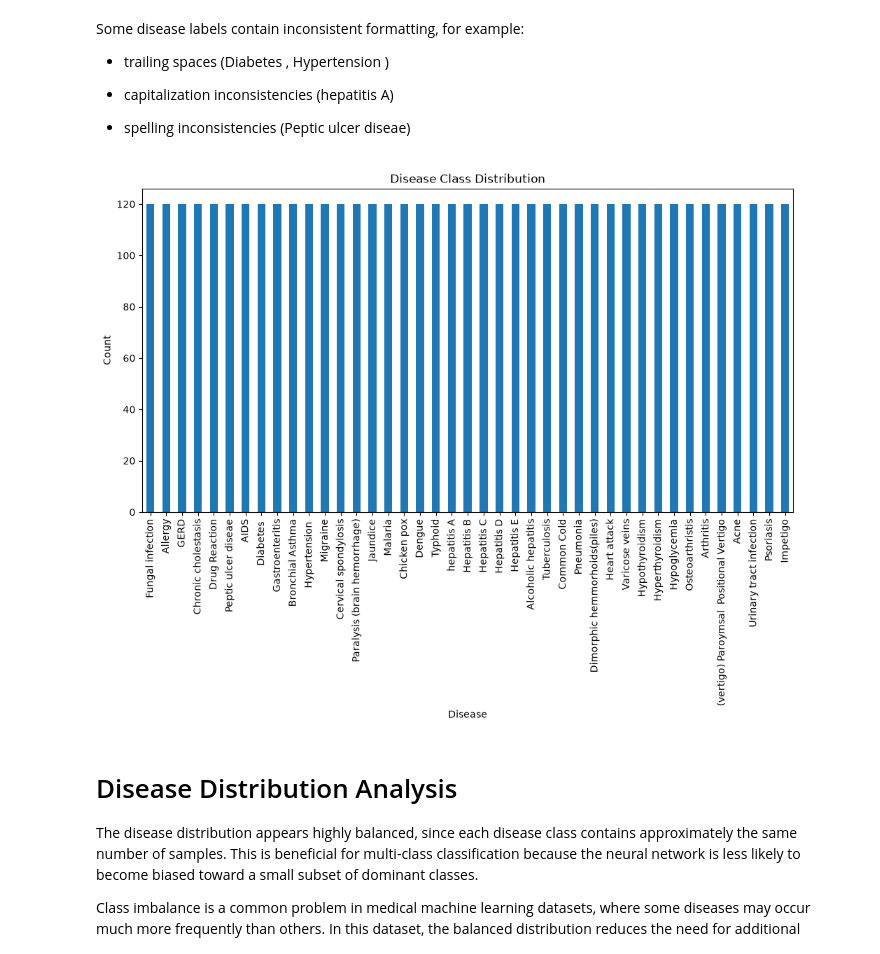
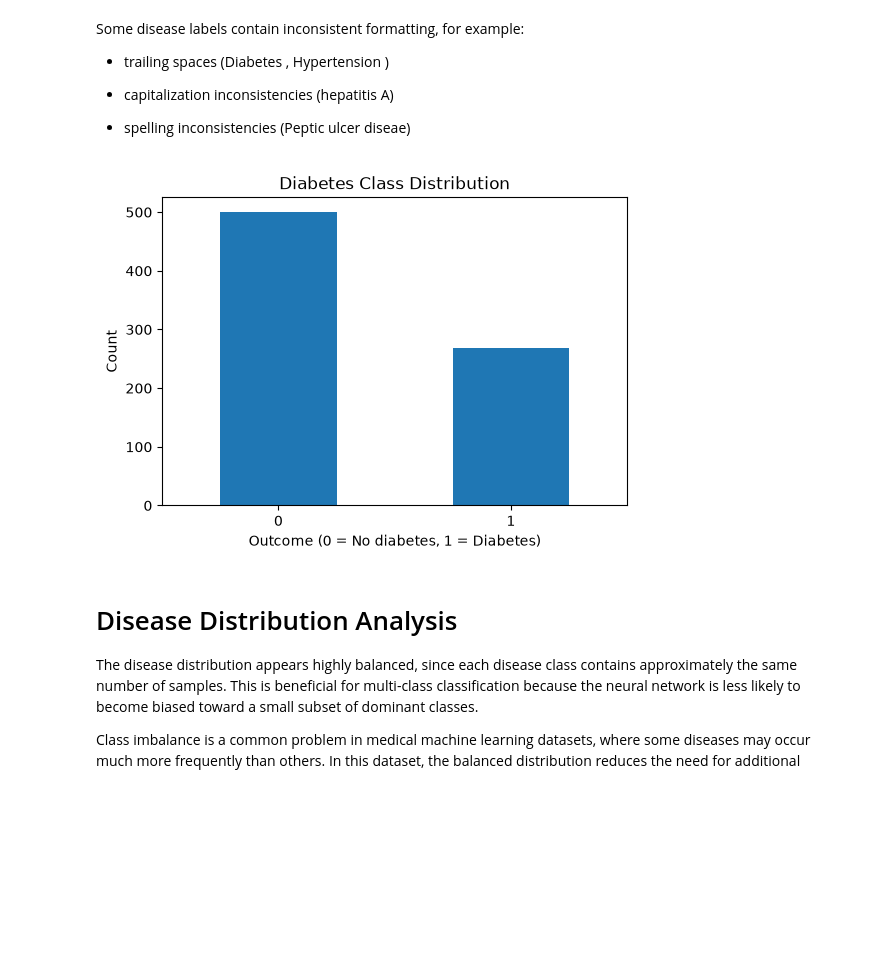
Before and after one commit to rrromanm/MAL2, a Jupyter notebook: Final Project/disease_prediction.ipynb, the cells around one changed output. Drawn from its saved outputs; the diff is of its cells as text; code cells hidden in the pictures; blank space fills up the shorter version.

```diff
--- a/Final Project/disease_prediction.ipynb
+++ b/Final Project/disease_prediction.ipynb
@@ -39,6 +34,8 @@ os.getcwd()
 # %%
 # load dataset
-df = pd.read_csv("disease_data.csv")
+df = pd.read_csv("diabetes.csv")
+X = df.drop("Outcome", axis=1)
+y = df["Outcome"]
 
 print("Dataset shape:", df.shape)
 # %% [output]
@@ -52,2 +42,0 @@ Index(['blister', 'red_sore_around_nose', 'yellow_crust_ooze', 'prognosis',
-# %%
-df = df.drop(columns=["Unnamed: 133"], errors="ignore")
@@ -102,21 +86,21 @@ Some disease labels contain inconsistent formatting, for example:
 
 - spelling inconsistencies (Peptic ulcer diseae)
 # %%
-disease_counts = df["prognosis"].value_counts()
+outcome_counts = df["Outcome"].value_counts()
 
-plt.figure(figsize=(12,6))
+plt.figure(figsize=(6,4))
 
-disease_counts.plot(kind="bar")
+outcome_counts.plot(kind="bar")
 
-plt.title("Disease Class Distribution")
-plt.xlabel("Disease")
+plt.title("Diabetes Class Distribution")
+plt.xlabel("Outcome (0 = No diabetes, 1 = Diabetes)")
 plt.ylabel("Count")
 
-plt.xticks(rotation=90)
+plt.xticks(rotation=0)
 
 plt.show()
 # %% [output]
-[figure, old version]
+[figure, new version]
 # %% [markdown]
 # Disease Distribution Analysis
 The disease distribution appears highly balanced, since each disease class contains approximately the same number of samples. This is beneficial for multi-class classification because the neural network is less likely to become biased toward a small subset of dominant classes.
```
Also changed, not shown: parts of 26 cells of this notebook, 8 other files.
